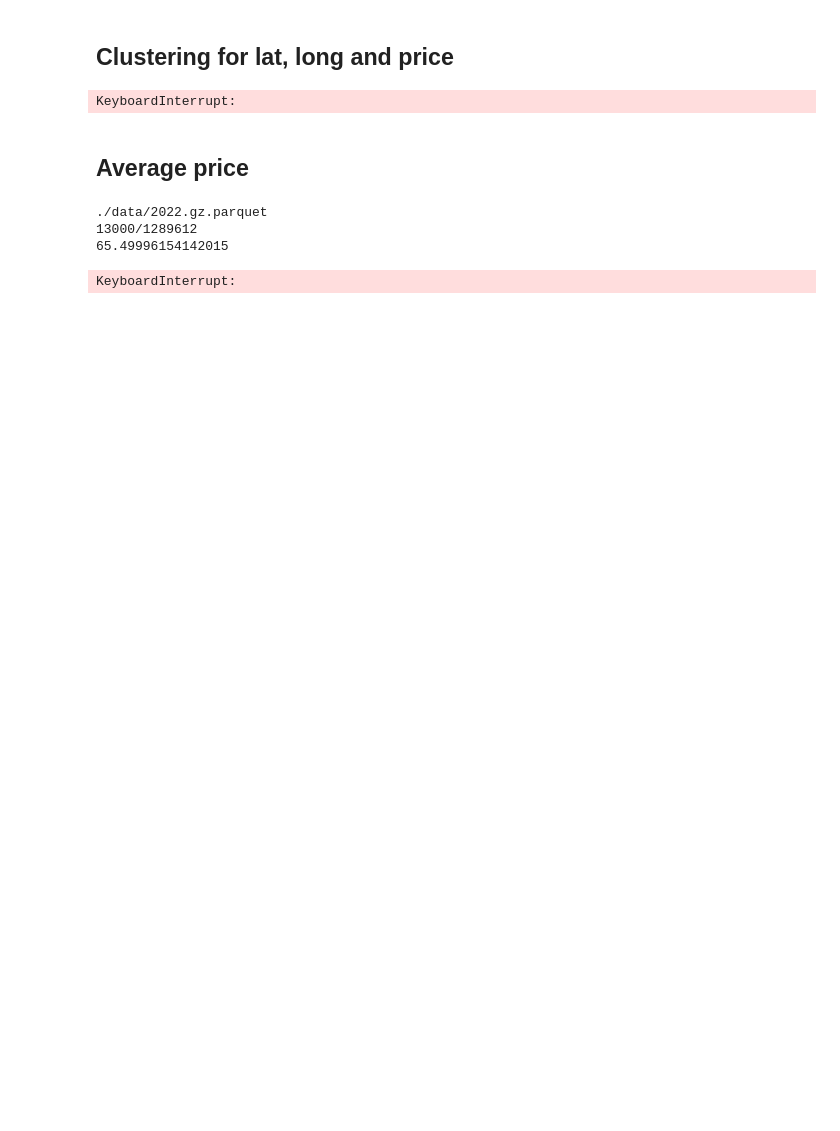
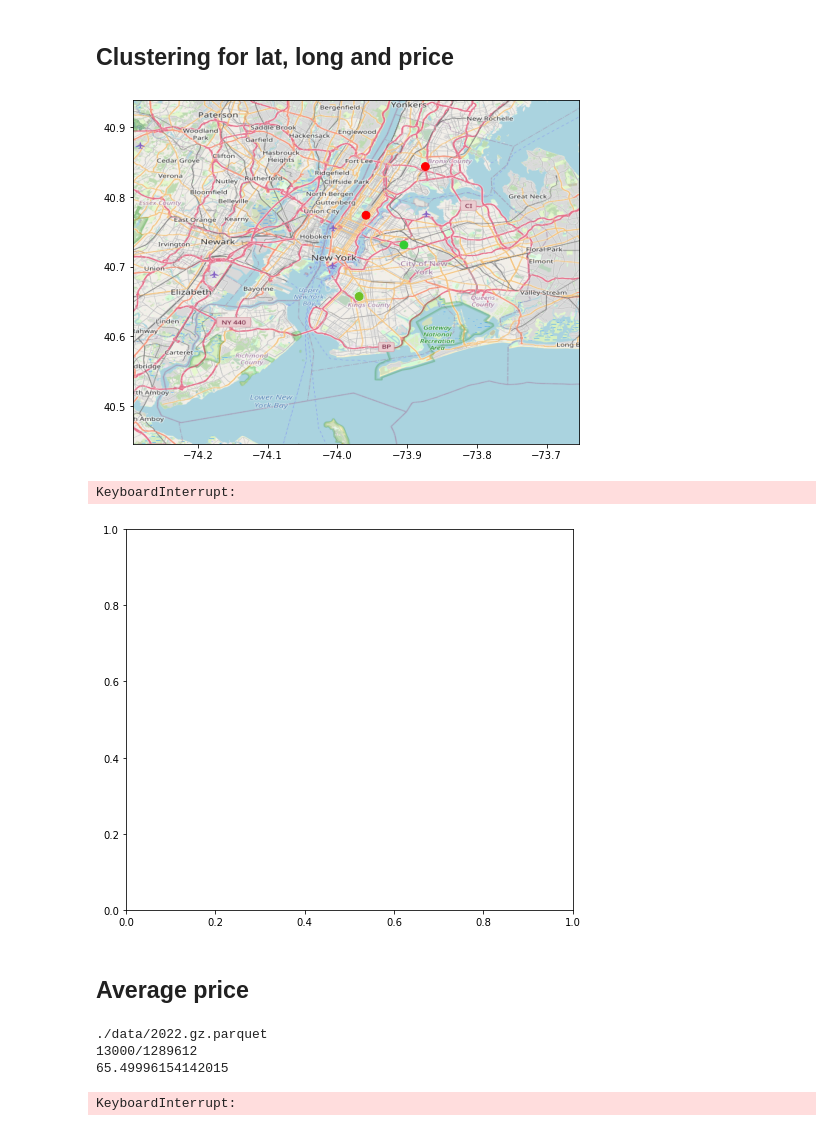
Before and after one commit to aljazerzen/bid-data-project, a Jupyter notebook: task4.ipynb, the cells around one changed output. Saved outputs shown, nothing was run; the diff lists cells and outputs as text; code cells hidden in the pictures; blank space fills up the shorter version.

```diff
--- a/task4.ipynb
+++ b/task4.ipynb
@@ -403,35 +404,37 @@ def stest(r):
     total_dist = [sum(x) for x in zip(geo_dist, price_dist)]
 
     # Find closest
     closest = np.argmin(total_dist)
 
     # Update values
     counts[closest] = counts[closest] + 1
     clusters[closest][0] = clusters[closest][0] + (1/counts[closest])*(lng-clusters[closest][0])
     clusters[closest][1] = clusters[closest][1] + (1/counts[closest])*(lat-clusters[closest][1])
     prices[closest] = prices[closest] + (1/counts[closest])*(price-prices[closest])
 
 
 
 sdf.stream.sink(stest)
 
 for j in sources:
     df = pd.read_parquet(j)
     for i in range(len(df)):
         source.emit(df.iloc[i])
-        if i%50==0:
+        if i%100==0:
             fig, ax = plt.subplots(figsize = (8,7))
             lg, la = list(zip(*clusters))
             ax.scatter(lg, la, zorder = 1, alpha= 1.0, c=prices, cmap=cmap, s=60)
             ax.set_xlim(BBox[0],BBox[1])
             ax.set_ylim(BBox[2],BBox[3])
             ax.imshow(ruh_m, zorder=0, extent = BBox, aspect= 'equal')
             clear_output(wait=True)
             plt.show()
             #print(clusters)
             #print(prices)
 # %% [output]
+[figure, added]
 KeyboardInterrupt:
+[figure, added]
 # %% [markdown]
 ## Average price
 # %%
```
Also changed, not shown: parts of 6 cells of this notebook.
